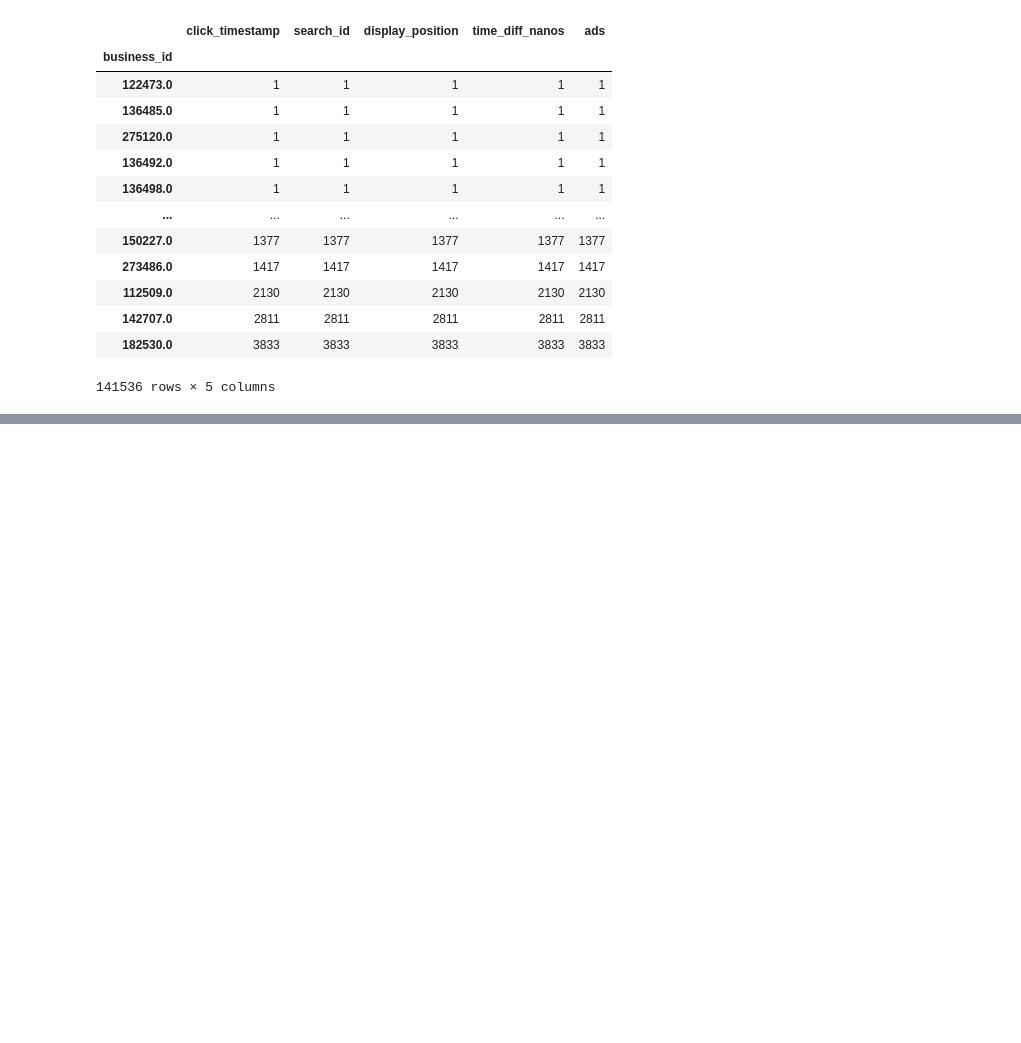
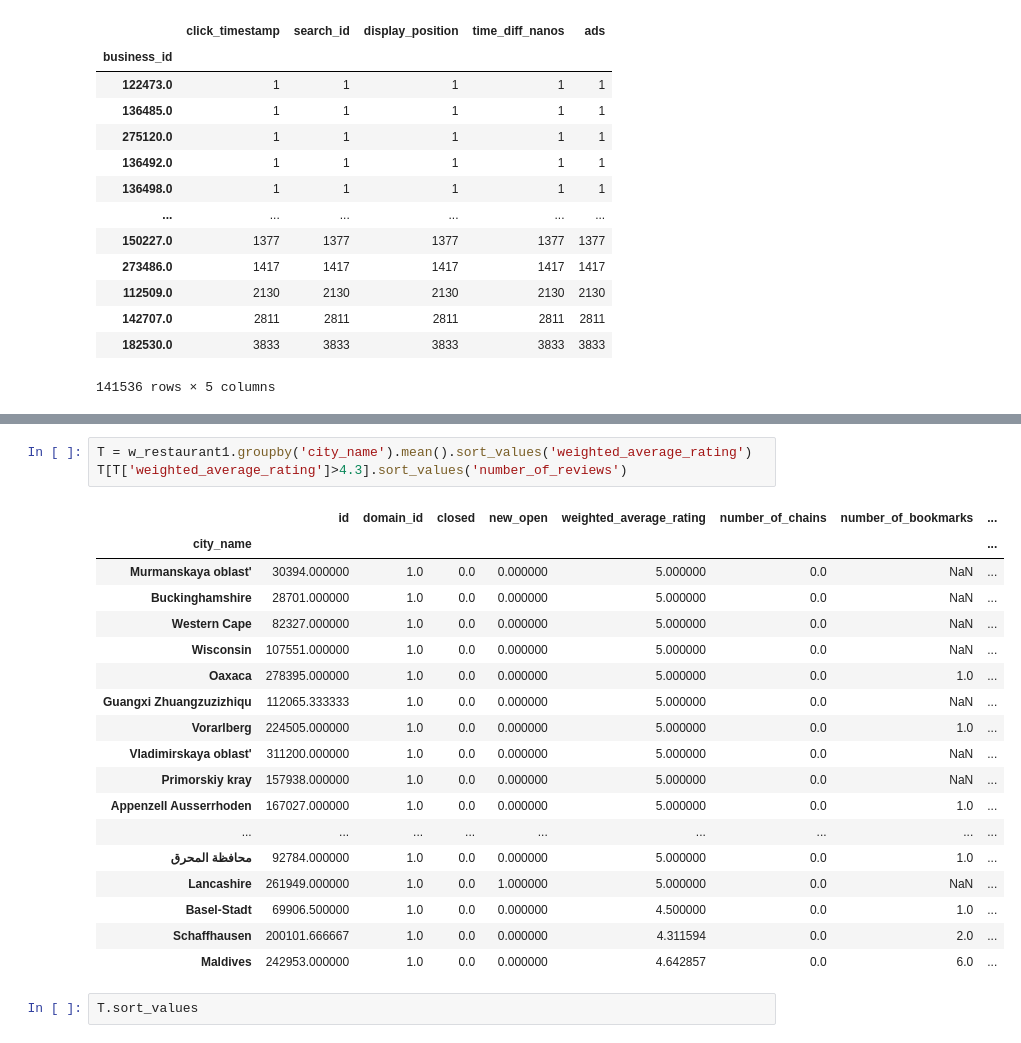
Before and after one commit to Vangolds/DPDM, a Jupyter notebook: Pandas_and_Data_Preprocessing_101.ipynb, the cells around one changed output, grey strips where cells are left out. Cells and saved outputs as stored; diff of their text form; blank space fills up the shorter version.

```diff
--- a/Pandas_and_Data_Preprocessing_101.ipynb
+++ b/Pandas_and_Data_Preprocessing_101.ipynb
@@ -861,0 +977,24 @@ Quiz หาว่าร้านชื่ออะไรที่คนกดเ
+# %%
+T = w_restaurant1.groupby('city_name').mean().sort_values('weighted_average_rating')
+T[T['weighted_average_rating']>4.3].sort_values('number_of_reviews')
+# %% [output]
+|  | id | domain_id | closed | new_open | weighted_average_rating | number_of_chains | number_of_bookmarks | ... |
+| city_name |  |  |  |  |  |  |  | ... |
+| Murmanskaya oblast' | 30394.000000 | 1.0 | 0.0 | 0.000000 | 5.000000 | 0.0 | NaN | ... |
+| Buckinghamshire | 28701.000000 | 1.0 | 0.0 | 0.000000 | 5.000000 | 0.0 | NaN | ... |
+| Western Cape | 82327.000000 | 1.0 | 0.0 | 0.000000 | 5.000000 | 0.0 | NaN | ... |
+| Wisconsin | 107551.000000 | 1.0 | 0.0 | 0.000000 | 5.000000 | 0.0 | NaN | ... |
+| Oaxaca | 278395.000000 | 1.0 | 0.0 | 0.000000 | 5.000000 | 0.0 | 1.0 | ... |
+| Guangxi Zhuangzuzizhiqu | 112065.333333 | 1.0 | 0.0 | 0.000000 | 5.000000 | 0.0 | NaN | ... |
+| Vorarlberg | 224505.000000 | 1.0 | 0.0 | 0.000000 | 5.000000 | 0.0 | 1.0 | ... |
+| Vladimirskaya oblast' | 311200.000000 | 1.0 | 0.0 | 0.000000 | 5.000000 | 0.0 | NaN | ... |
+| Primorskiy kray | 157938.000000 | 1.0 | 0.0 | 0.000000 | 5.000000 | 0.0 | NaN | ... |
+| Appenzell Ausserrhoden | 167027.000000 | 1.0 | 0.0 | 0.000000 | 5.000000 | 0.0 | 1.0 | ... |
+| ... | ... | ... | ... | ... | ... | ... | ... | ... |
+| محافظة المحرق | 92784.000000 | 1.0 | 0.0 | 0.000000 | 5.000000 | 0.0 | 1.0 | ... |
+| Lancashire | 261949.000000 | 1.0 | 0.0 | 1.000000 | 5.000000 | 0.0 | NaN | ... |
+| Basel-Stadt | 69906.500000 | 1.0 | 0.0 | 0.000000 | 4.500000 | 0.0 | 1.0 | ... |
+| Schaffhausen | 200101.666667 | 1.0 | 0.0 | 0.000000 | 4.311594 | 0.0 | 2.0 | ... |
+| Maldives | 242953.000000 | 1.0 | 0.0 | 0.000000 | 4.642857 | 0.0 | 6.0 | ... |
+# %%
+T.sort_values
```
Also changed, not shown: parts of 11 cells of this notebook.
